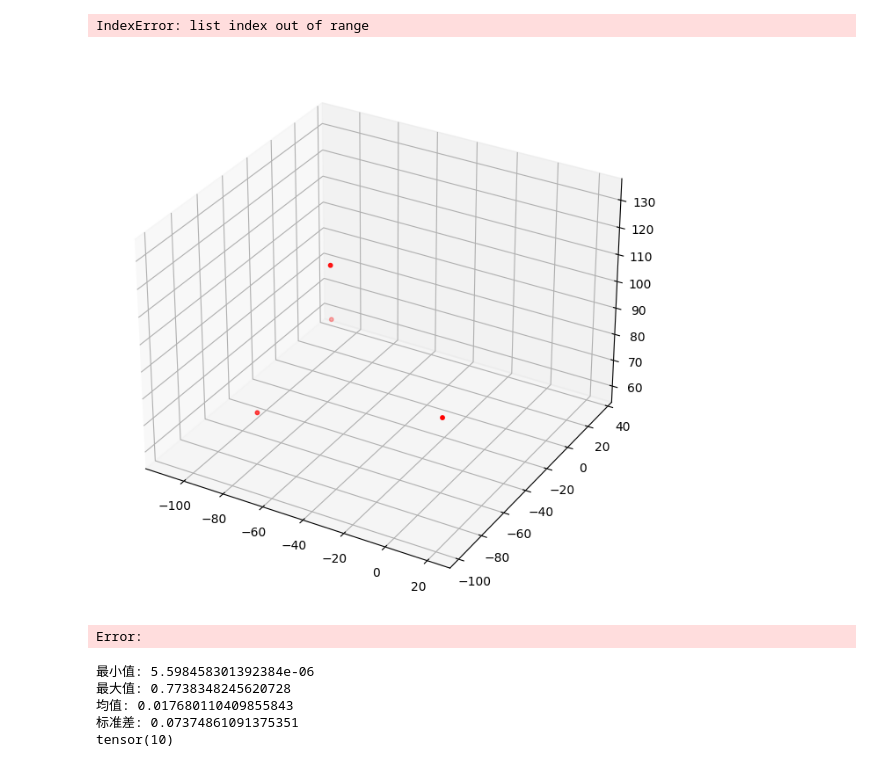
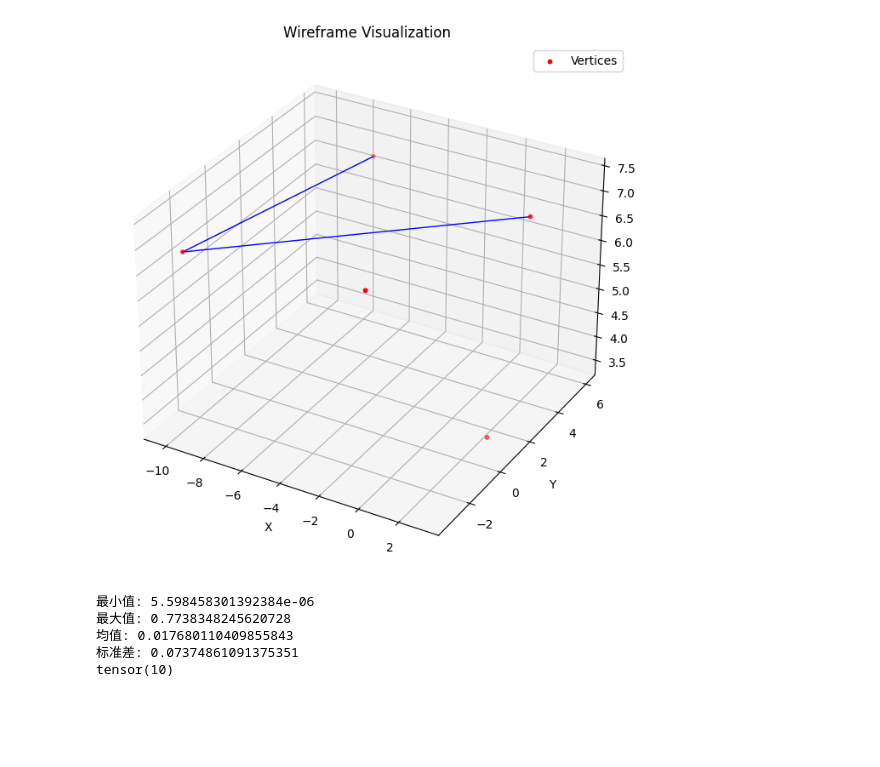
Before and after one commit to ranhaogong/Point2Roof, a Jupyter notebook: visualization.ipynb, the cells around one changed output. Cells and saved outputs as stored; diff of their text form; code cells hidden in the pictures; blank space fills up the shorter version.

Commit message:
visualize dectected vertex

```diff
--- a/visualization.ipynb
+++ b/visualization.ipynb
@@ -113,12 +113,10 @@ def visualize_wireframe(file_path):
     # 显示图形
     plt.show()
 # %%
-file_path = "/data/haoran/Point2Roof/testmydata/results/0.obj"  # 替换为你的 .obj 文件路径
+file_path = "/data/haoran/Point2Roof/output/PoznanRD_1/results/BID_117076_657ba2e7-4529-4658-b310-5e3fcd6b27bc.obj"  # 替换为你的 .obj 文件路径
 visualize_wireframe(file_path)
 # %% [output]
-IndexError: list index out of range
-[figure, old version]
+[figure, new version]
-Error:
 # %%
 import pickle
 
```
Also changed, not shown: parts of 1 cell of this notebook, 7 other files.
